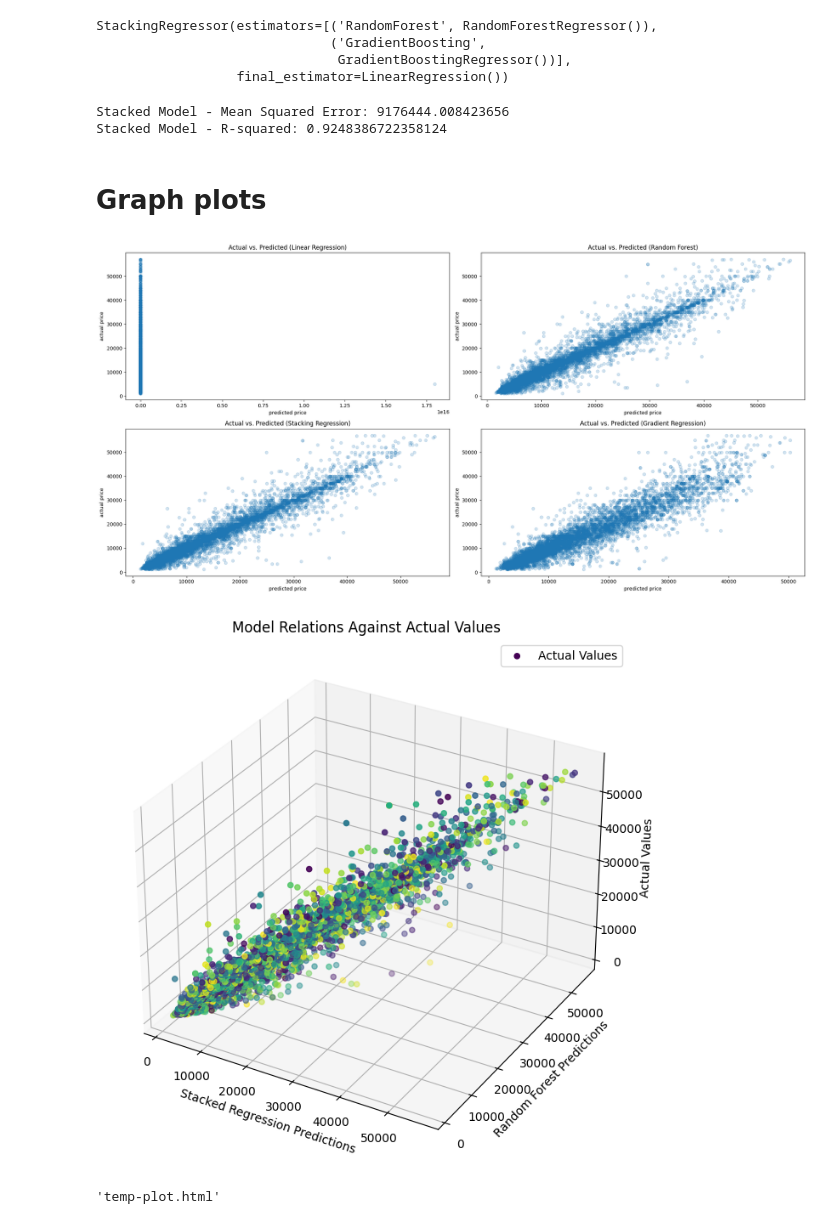
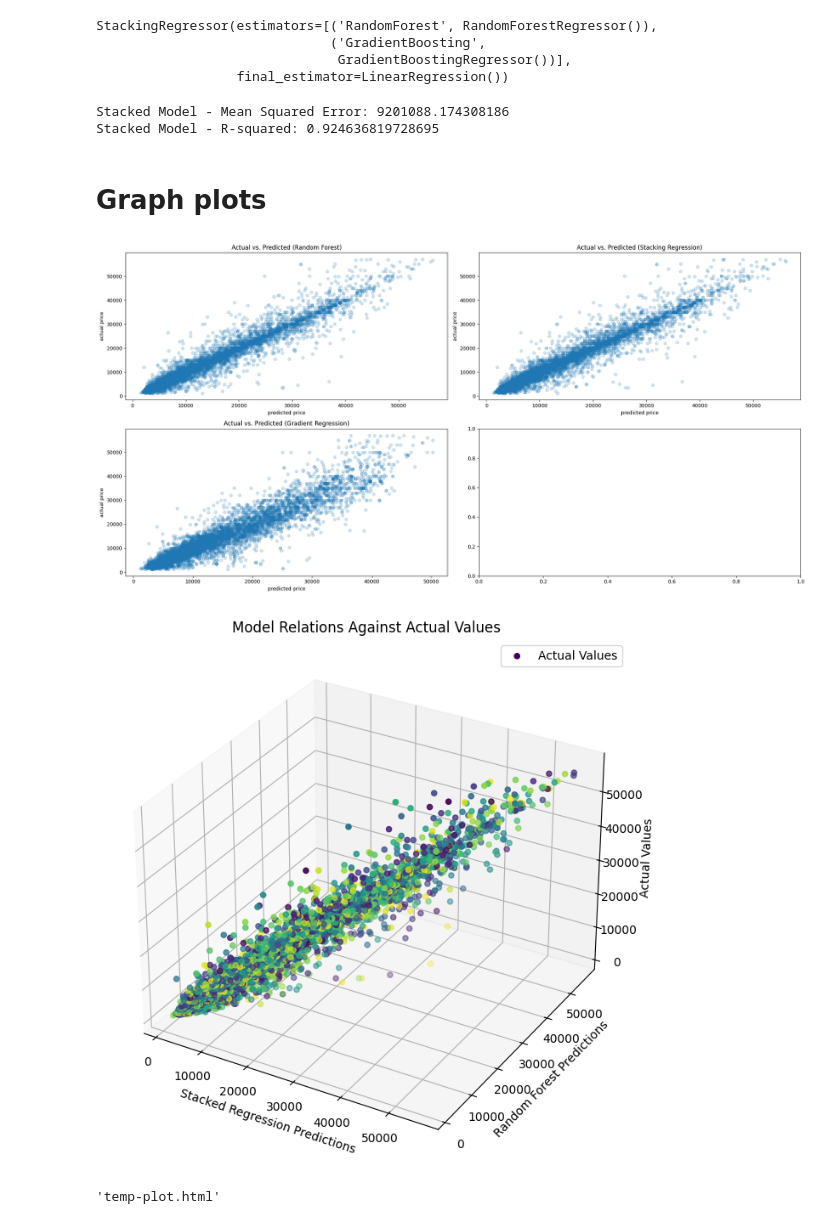
Before and after one commit to Ali7109/3401Project, a Jupyter notebook: src/CarPredictionModel.ipynb, the cells around one changed output. Drawn from its saved outputs; the diff is of its cells as text; code cells hidden in the pictures.

Commit message:
removing linear regression

```diff
--- a/src/CarPredictionModel.ipynb
+++ b/src/CarPredictionModel.ipynb
@@ -320,8 +318,2 @@ print(X_train.shape, y_train.shape, X_test.shape, y_test.shape)
 # %%
 from sklearn.metrics import mean_squared_error, r2_score
-# %%
-from sklearn.linear_model import LinearRegression
-
-lr_model = LinearRegression()
-
-lr_model.fit(X_train,y_train)
@@ -437,34 +415,33 @@ r2_stacked = r2_score(y_test, predicted_prices_stacked)
 print(f"Stacked Model - Mean Squared Error: {mse_stacked}")
 print(f"Stacked Model - R-squared: {r2_stacked}")
 # %% [output]
-Stacked Model - Mean Squared Error: 9176444.008423656
-Stacked Model - R-squared: 0.9248386722358124
+Stacked Model - Mean Squared Error: 9201088.174308186
+Stacked Model - R-squared: 0.924636819728695
 # %% [markdown]
 # Graph plots
 # %%
 import matplotlib.pyplot as plt
 
 fig, axs = plt.subplots(2, 2, figsize=(20, 10))
 
 # Data for the example
 plots = [
-    (lr_y_predict, "Linear Regression"),
     (predicted_prices_forest, "Random Forest"),
     (predicted_prices_stacked, "Stacking Regression"),
     (predicted_prices_gradient_boosting, "Gradient Regression")
 ]
 
 for i, (data, title) in enumerate(plots, start=1):
     plt.subplot(2, 2, i)
     plt.scatter(data, y_test, alpha=0.2)
     plt.xlabel("predicted price")
     plt.ylabel("actual price")
     plt.title(f"Actual vs. Predicted ({title})")
 
 plt.tight_layout()
 plt.show()
 # %% [output]
-[figure, old version]
+[figure, new version]
 # %%
 from mpl_toolkits import mplot3d
 # %%
@@ -488,7 +465,7 @@ ax.legend()
 
 plt.show()
 # %% [output]
-[figure, old version]
+[figure, new version]
 # %%
 import plotly.offline as pyo
 import plotly.graph_objs as go
```
Also changed, not shown: parts of 8 cells of this notebook, 1 other file.
